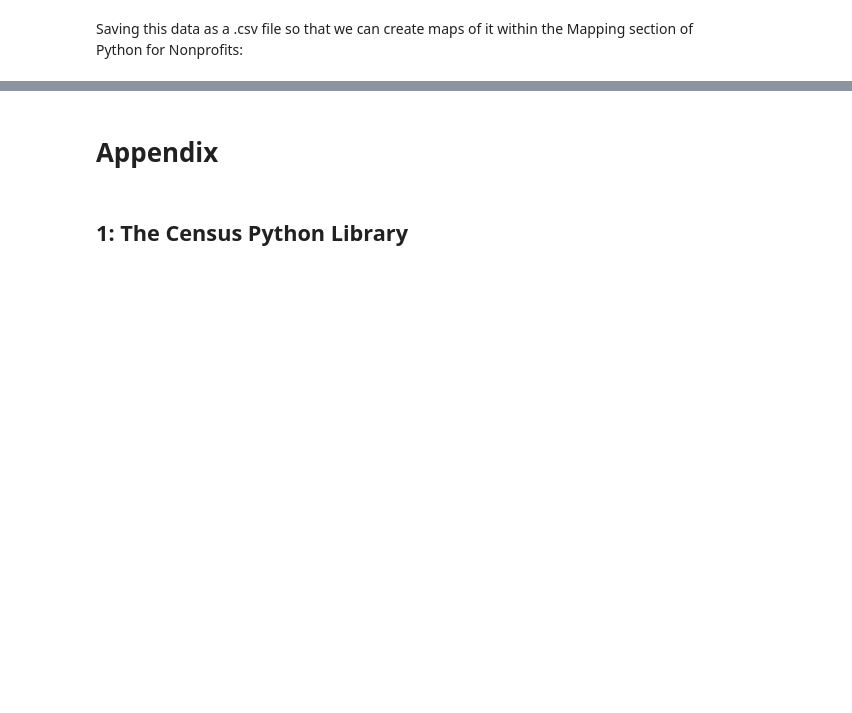
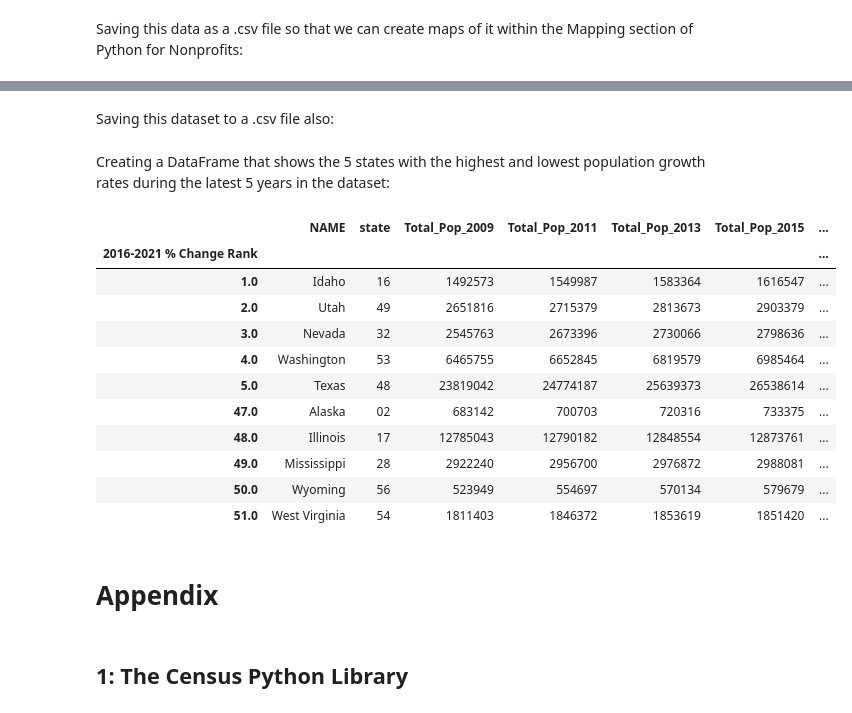
Before and after one commit to kburchfiel/pfn, a Jupyter notebook: Census_Data_Imports/census_data_imports_v2.ipynb, the cells around one changed output, grey strips where cells are left out. Cells and saved outputs as stored; diff of their text form; code cells hidden in the pictures; blank space fills up the shorter version.

```diff
--- a/Census_Data_Imports/census_data_imports_v2.ipynb
+++ b/Census_Data_Imports/census_data_imports_v2.ipynb
@@ -739,0 +771,15 @@ df_growth_data_by_year_pivot.to_csv(
+# %%
+df_state_growth_data_by_year['Total_Pop_25_to_29'] = (df_state_growth_data_by_year[
+'SEX BY AGE_Estimate!!Total:!!Male:!!25 to 29 years (B01001_011E)'] +
+df_state_growth_data_by_year[
+'SEX BY AGE_Estimate!!Total:!!Female:!!25 to 29 years (B01001_035E)'])
+df_state_growth_data_by_year.rename(
+    columns = {'SEX BY AGE_Estimate!!Total: (B01001_001E)':'Total_Pop'},
+inplace = True)
+df_state_growth_data_by_year.drop(
+    ['SEX BY AGE_Estimate!!Total:!!Male:!!25 to 29 years (B01001_011E)',
+     'SEX BY AGE_Estimate!!Total:!!Female:!!25 to 29 years (B01001_035E)'],
+     axis = 1, inplace = True)
+
+
+df_state_growth_data_by_year
@@ -739,0 +800,15 @@ df_growth_data_by_year_pivot.to_csv(
+# %%
+df_state_growth_data_by_year_pivot = (
+    df_state_growth_data_by_year.copy().pivot(
+    columns = 'Year', index = ['NAME', 'state']).reset_index())
+
+df_state_growth_data_by_year_pivot.columns = (
+    df_state_growth_data_by_year_pivot.columns.to_flat_index())
+
+df_state_growth_data_by_year_pivot.columns = [
+    column[0] + '_' + str(column[1]) if isinstance(column[1], int)
+    else column[0] for column
+    in df_state_growth_data_by_year_pivot.columns]
+
+
+df_state_growth_data_by_year_pivot.head()
@@ -739,0 +828,2 @@ df_growth_data_by_year_pivot.to_csv(
+# %% [markdown]
+Saving this dataset to a .csv file also:
@@ -740,3 +834,23 @@ df_growth_data_by_year_pivot.to_csv(
+# %% [markdown]
+Creating a DataFrame that shows the 5 states with the highest and lowest population growth rates during the latest 5 years in the dataset:
+# %%
+df_state_growth_data_by_year_pivot.sort_values(sort_column, inplace = True)
+pd.concat(
+    [df_state_growth_data_by_year_pivot.head(5),
+    df_state_growth_data_by_year_pivot.tail(5)]).set_index(sort_column)
+# %% [output]
+|  | NAME | state | Total_Pop_2009 | Total_Pop_2011 | Total_Pop_2013 | Total_Pop_2015 | ... |
+| 2016-2021 % Change Rank |  |  |  |  |  |  | ... |
+| 1.0 | Idaho | 16 | 1492573 | 1549987 | 1583364 | 1616547 | ... |
+| 2.0 | Utah | 49 | 2651816 | 2715379 | 2813673 | 2903379 | ... |
+| 3.0 | Nevada | 32 | 2545763 | 2673396 | 2730066 | 2798636 | ... |
+| 4.0 | Washington | 53 | 6465755 | 6652845 | 6819579 | 6985464 | ... |
+| 5.0 | Texas | 48 | 23819042 | 24774187 | 25639373 | 26538614 | ... |
+| 47.0 | Alaska | 02 | 683142 | 700703 | 720316 | 733375 | ... |
+| 48.0 | Illinois | 17 | 12785043 | 12790182 | 12848554 | 12873761 | ... |
+| 49.0 | Mississippi | 28 | 2922240 | 2956700 | 2976872 | 2988081 | ... |
+| 50.0 | Wyoming | 56 | 523949 | 554697 | 570134 | 579679 | ... |
+| 51.0 | West Virginia | 54 | 1811403 | 1846372 | 1853619 | 1851420 | ... |
 # %% [markdown]
 # Appendix
 # %% [markdown]
```
Also changed, not shown: parts of 12 cells of this notebook, 11 other files.
